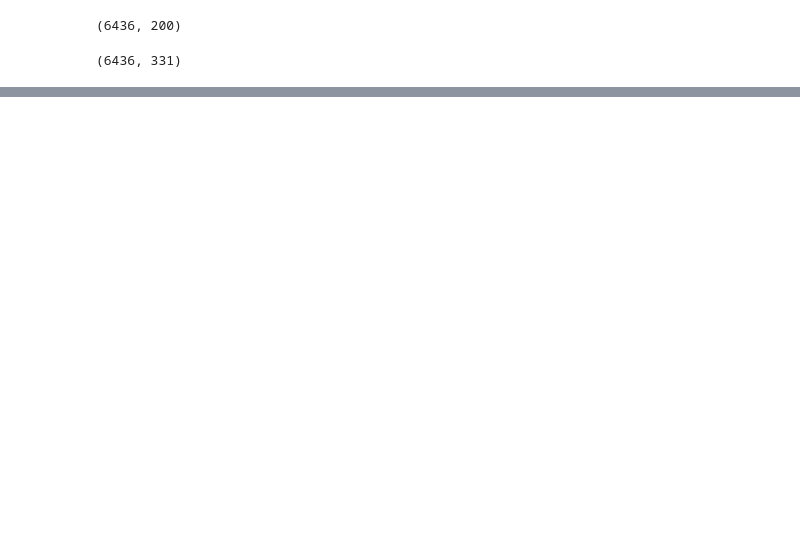
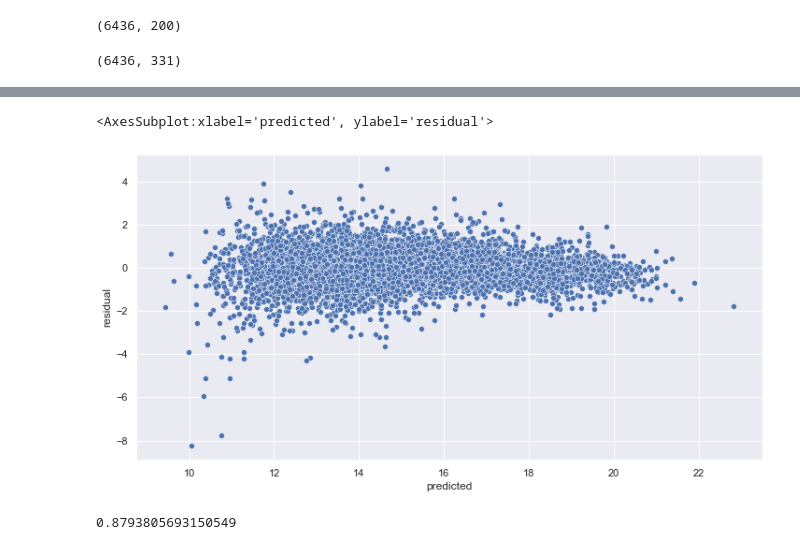
Before and after one commit to oostendo/2022-SI699-011, a Jupyter notebook: eva_and_sam/EDA_cbecs2018-v2-SVM.ipynb, the cells around one changed output, grey strips where cells are left out. Drawn from its saved outputs; the diff is of its cells as text; code cells hidden in the pictures; blank space fills up the shorter version.

```diff
--- a/eva_and_sam/EDA_cbecs2018-v2-SVM.ipynb
+++ b/eva_and_sam/EDA_cbecs2018-v2-SVM.ipynb
@@ -571,3 +605,3 @@ sns.histplot(data=predicted)
 # %%
-# testing = pd.DataFrame(testing)
+testing = pd.DataFrame(testing)
 # %%
@@ -577,3 +627,5 @@ sns.histplot(data=predicted)
+# %%
+y_train_final = pd.DataFrame(y_train_final).rename(columns={0:'energy_consumption'})
 # %%
-# df1=pd.concat([y_train_final,testing],axis=1,join='inner').rename(columns={'energy_consumption': 'original', 0:'predicted'})
-# df1
+df1=pd.concat([y_train_final,testing],axis=1,join='inner').rename(columns={'energy_consumption': 'original', 0:'predicted'})
+df1
@@ -580,3 +646,3 @@ sns.histplot(data=predicted)
 # %%
-# df1['residual']= df1['original'] - df1['predicted']
-# df1
+df1['residual']= df1['original'] - df1['predicted']
+df1
@@ -583,4 +663,9 @@ sns.histplot(data=predicted)
 # %%
-# sns.scatterplot(data=df1, x="predicted", y="residual")
+sns.scatterplot(data=df1, x="predicted", y="residual")
+# %% [output]
+<AxesSubplot:xlabel='predicted', ylabel='residual'>
+[figure, added]
 # %%
-# lr.score(X_train_pca, y_train_final)
+model.score(X_train_pca, y_train_final)
+# %% [output]
+0.8793805693150549
```
Also changed, not shown: parts of 22 cells of this notebook.
